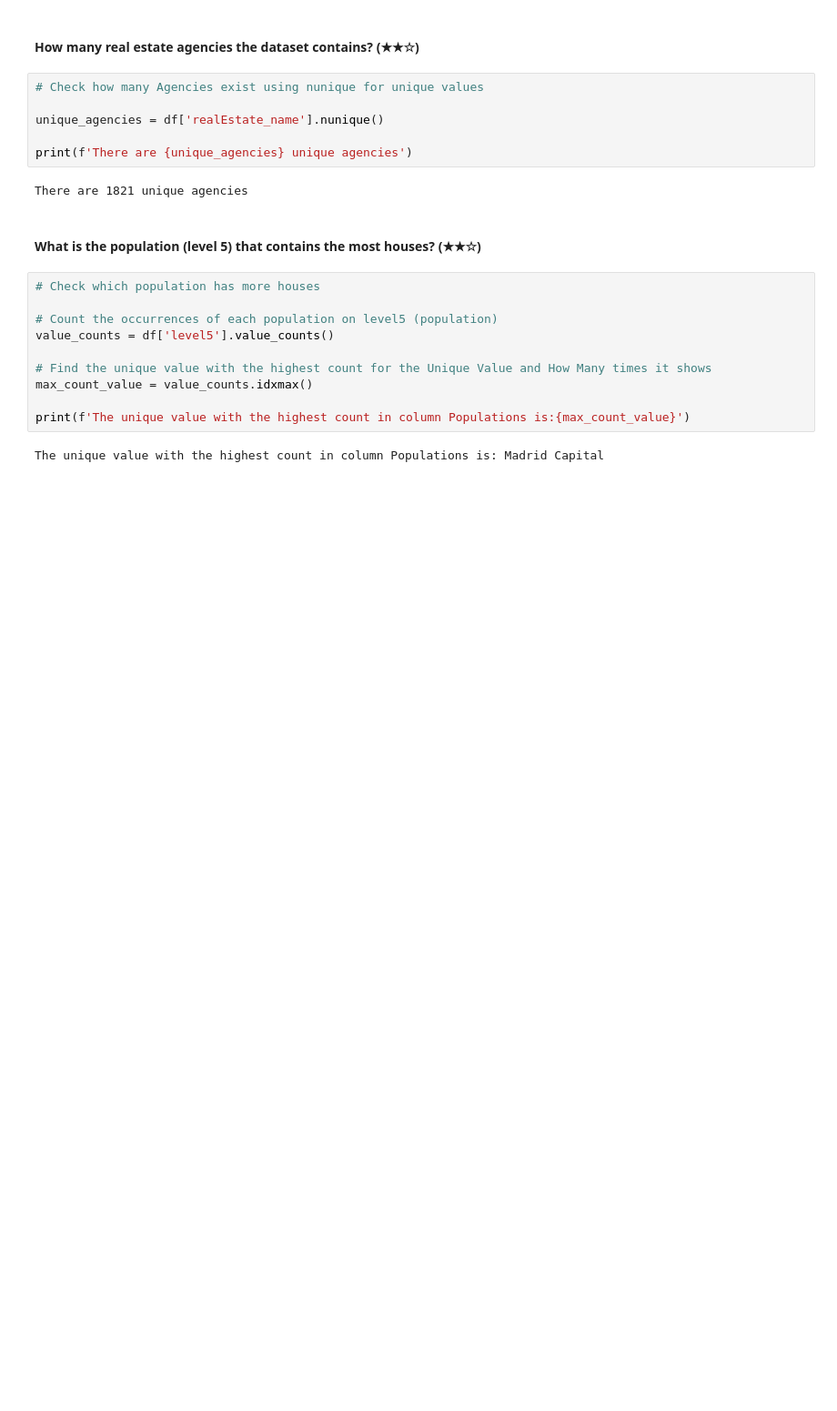
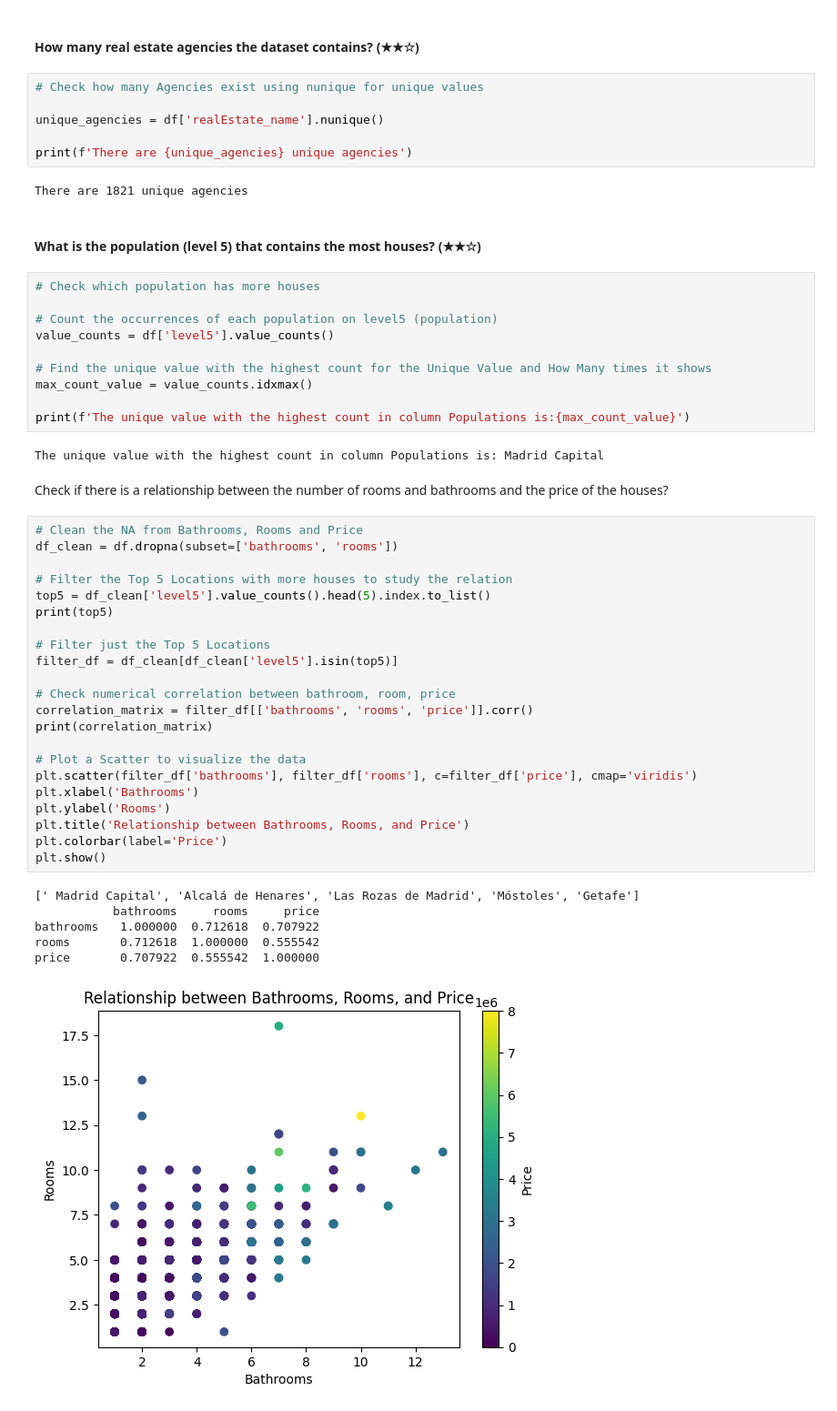
Before and after one commit to athousanddetails/realestate-datacleanup-exercise, a Jupyter notebook: project.ipynb, the cells around one changed output. Shown at 91% size. Drawn from its saved outputs; the diff is of its cells as text; blank space fills up the shorter version.

```diff
--- a/project.ipynb
+++ b/project.ipynb
@@ -607,3 +607,34 @@ max_count_value = value_counts.idxmax()
 print(f'The unique value with the highest count in column Populations is:{max_count_value}')
 # %% [output]
 The unique value with the highest count in column Populations is: Madrid Capital
+# %% [markdown]
+Check if there is a relationship between the number of rooms and bathrooms and the price of the houses?
+# %%
+# Clean the NA from Bathrooms, Rooms and Price
+df_clean = df.dropna(subset=['bathrooms', 'rooms'])
+
+# Filter the Top 5 Locations with more houses to study the relation
+top5 = df_clean['level5'].value_counts().head(5).index.to_list()
+print(top5)
+
+# Filter just the Top 5 Locations
+filter_df = df_clean[df_clean['level5'].isin(top5)]
+
+# Check numerical correlation between bathroom, room, price
+correlation_matrix = filter_df[['bathrooms', 'rooms', 'price']].corr()
+print(correlation_matrix)
+
+# Plot a Scatter to visualize the data
+plt.scatter(filter_df['bathrooms'], filter_df['rooms'], c=filter_df['price'], cmap='viridis')
+plt.xlabel('Bathrooms')
+plt.ylabel('Rooms')
+plt.title('Relationship between Bathrooms, Rooms, and Price')
+plt.colorbar(label='Price')
+plt.show()
+# %% [output]
+[' Madrid Capital', 'Alcalá de Henares', 'Las Rozas de Madrid', 'Móstoles', 'Getafe']
+           bathrooms     rooms     price
+bathrooms   1.000000  0.712618  0.707922
+rooms       0.712618  1.000000  0.555542
+price       0.707922  0.555542  1.000000
+[figure, added]
```
